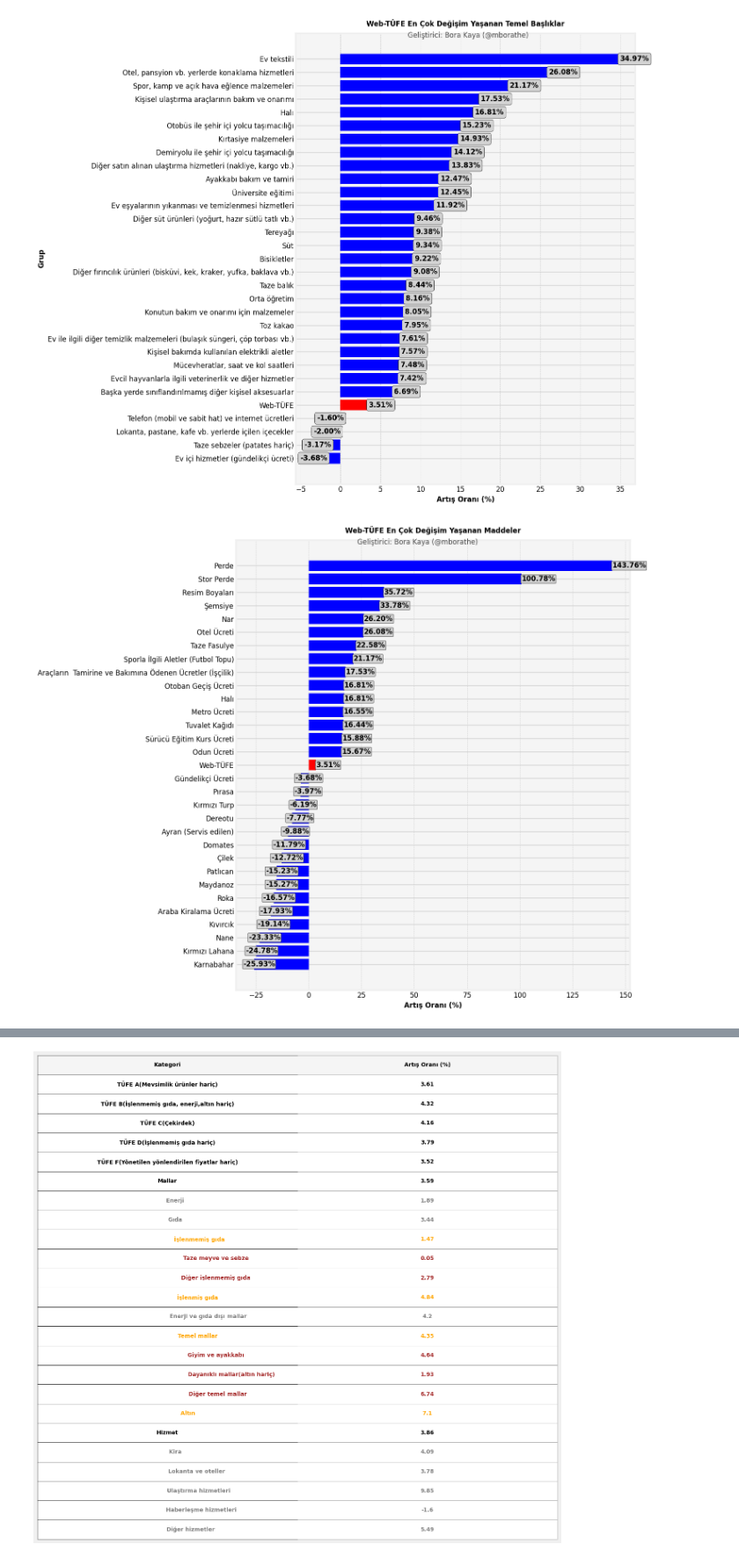
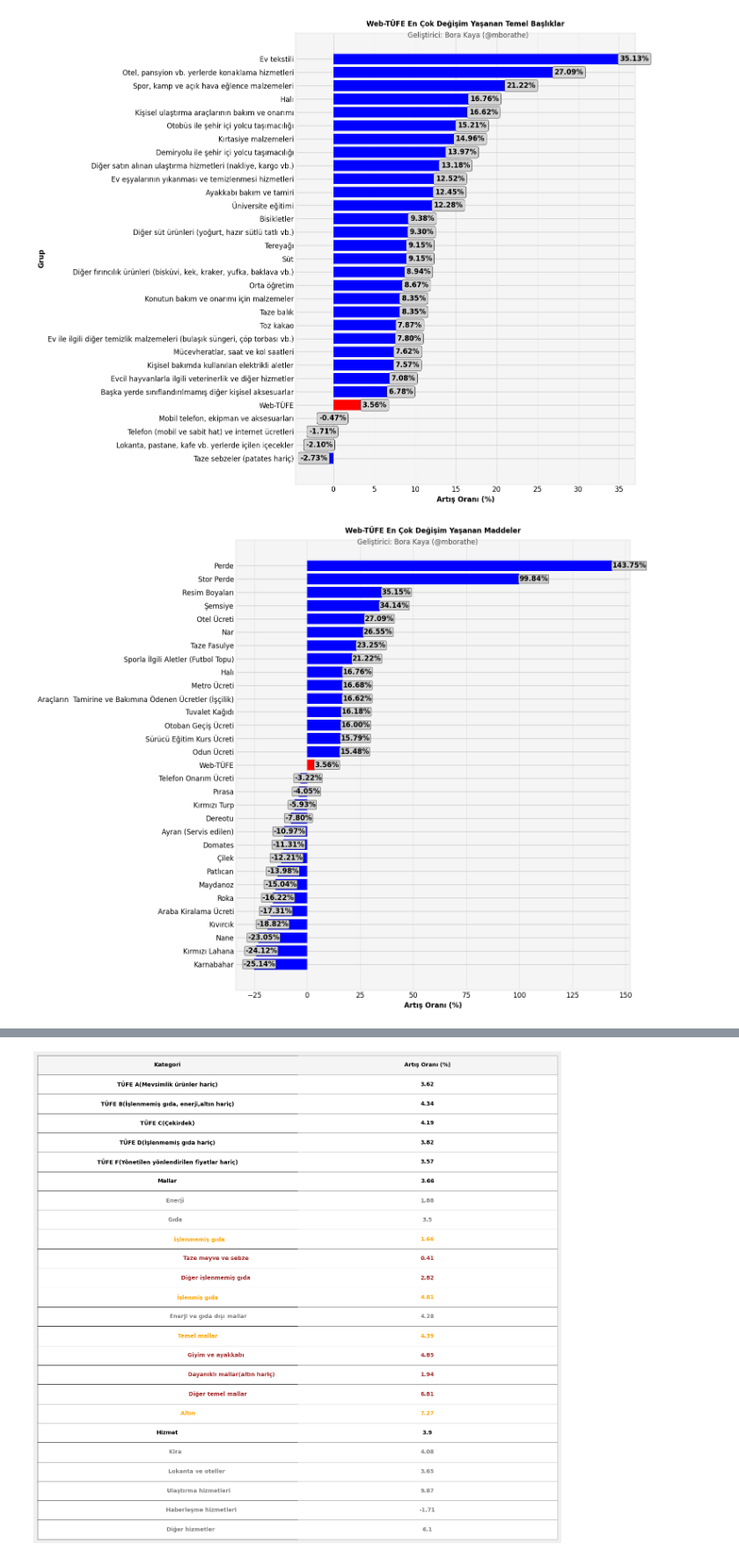
Before and after one commit to kaboya19/web-tufe-streamlit, a Jupyter notebook: bülten.ipynb, the cells around one changed output, grey strips where cells are left out. Shown at 88% size. Cells and saved outputs as stored; diff of their text form; code cells hidden in the pictures.

```diff
--- a/bülten.ipynb
+++ b/bülten.ipynb
@@ -147,7 +147,7 @@ plt.savefig("özelgöstergeler.png", dpi=300)
 # %%
 harcama_grupları=harcama_grupları.sort_index()
-veri=pd.concat([(((harcama_grupları.loc["2025-02"].mean()/harcama_grupları.loc["2025-01-01":"2025-01-23"].mean())-1)*100).sort_values().head(4),(((harcama_grupları.loc["2025-02"].mean()/harcama_grupları.loc["2025-01-01":"2025-01-23"].mean())-1)*100).sort_values().tail(26)],axis=0)
-veri.loc["Web-TÜFE"]=(((tüfe.loc["2025-02"].mean()/tüfe.loc["2025-01-01":"2025-01-23"].mean())-1)*100).values[0]
+veri=pd.concat([(((harcama_grupları.loc["2025-02"].mean()/harcama_grupları.loc["2025-01-01":"2025-01-24"].mean())-1)*100).sort_values().head(4),(((harcama_grupları.loc["2025-02"].mean()/harcama_grupları.loc["2025-01-01":"2025-01-24"].mean())-1)*100).sort_values().tail(26)],axis=0)
+veri.loc["Web-TÜFE"]=(((tüfe.loc["2025-02"].mean()/tüfe.loc["2025-01-01":"2025-01-24"].mean())-1)*100).values[0]
 veri=veri.sort_values()
 
 colors = ['red' if label == 'Web-TÜFE' else 'blue' for label in veri.index]
@@ -176,38 +176,38 @@ for bar, value in zip(bars, values):
         va='center',
         ha='left' if value >= 0 else 'right',
         fontsize=12,
         fontweight='bold',
         color='black',
         bbox=dict(facecolor='lightgray', edgecolor='black', boxstyle='round,pad=0.3')
     )
 
 # FiveThirtyEight tarzı ayarlar
 ax.set_facecolor('whitesmoke')  # Grafik arka planı
 fig.patch.set_facecolor('white')  # Dış çerçeve arka planı
 ax.grid(axis='x', color='lightgray', linestyle='--', linewidth=0.7)
 ax.set_axisbelow(True)
 
 # Başlık ve eksen ayarları
 ax.set_title(f'Web-TÜFE En Çok Değişim Yaşanan Temel Başlıklar', fontsize=12, fontweight='bold', loc='center', pad=12)
 ax.set_xlabel('Artış Oranı (%)', fontsize=12, fontweight='bold')
 ax.set_ylabel('Grup', fontsize=12, fontweight='bold')
 ax.tick_params(axis='y', labelsize=12)
 ax.tick_params(axis='x', labelsize=12)
 
 # Filigran ekleme
 fig.text(0.7, 0.95, 'Geliştirici: Bora Kaya (@mborathe)', ha='center', va='center', fontsize=12, color='black', alpha=0.7, rotation=0)
 
 # Çubuklar arasındaki boşluk azaltma
 plt.subplots_adjust(left=0.35, right=0.95)
 plt.tight_layout()
 
 plt.savefig("temelbaşlıklar.png", dpi=300)
 # %% [output]
-[figure, old version]
+[figure, new version]
 # %%
 endeksler=endeksler.sort_index()
-veri=pd.concat([(((endeksler.loc["2025-02"].mean()/endeksler.loc["2025-01-01":"2025-01-23"].mean())-1)*100).sort_values().head(15),(((endeksler.loc["2025-02"].mean()/endeksler.loc["2025-01-01":"2025-01-23"].mean())-1)*100).sort_values().tail(15)],axis=0)
-veri.loc["Web-TÜFE"]=(((tüfe.loc["2025-02"].mean()/tüfe.loc["2025-01-01":"2025-01-23"].mean())-1)*100).values[0]
+veri=pd.concat([(((endeksler.loc["2025-02"].mean()/endeksler.loc["2025-01-01":"2025-01-24"].mean())-1)*100).sort_values().head(15),(((endeksler.loc["2025-02"].mean()/endeksler.loc["2025-01-01":"2025-01-24"].mean())-1)*100).sort_values().tail(15)],axis=0)
+veri.loc["Web-TÜFE"]=(((tüfe.loc["2025-02"].mean()/tüfe.loc["2025-01-01":"2025-01-24"].mean())-1)*100).values[0]
 veri=veri.sort_values()
 
 colors = ['red' if label == 'Web-TÜFE' else 'blue' for label in veri.index]
@@ -262,6 +262,6 @@ plt.tight_layout()
 
 plt.savefig("maddeler.png", dpi=300)
 # %% [output]
-[figure, old version]
+[figure, new version]
 # %%
 özelgöstergeler=özelgöstergeler.sort_index()
```
Also changed, not shown: parts of 24 cells of this notebook, 20 other files.
